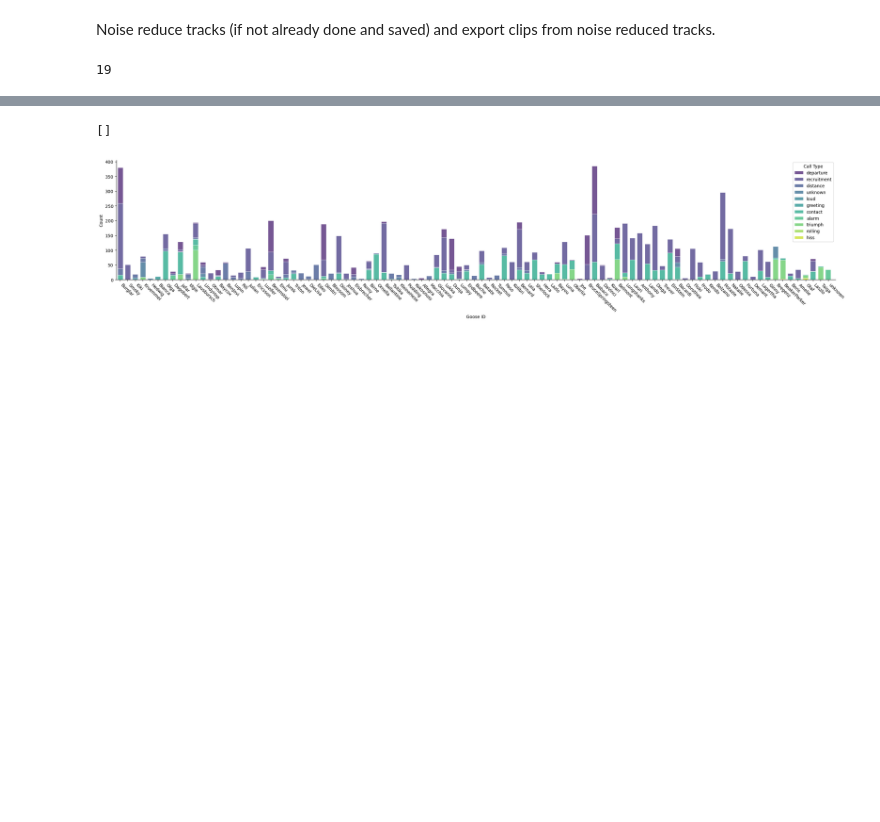
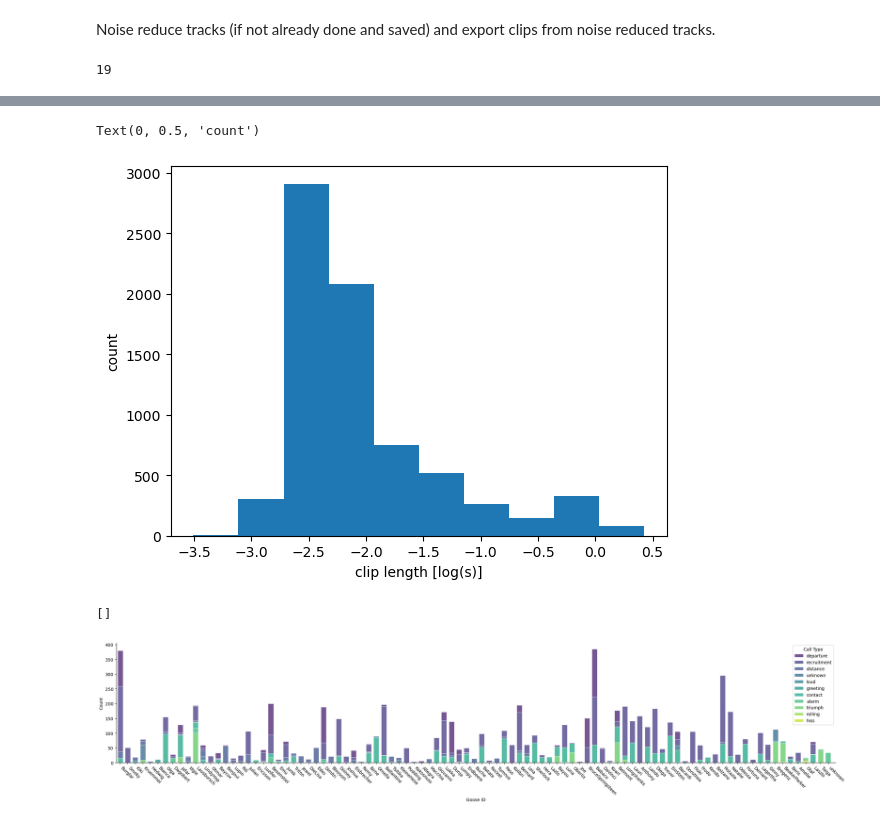
Before and after one commit to lgies23/GooseVocalizations---Thesis-code, a Jupyter notebook: createFilesFromSelectionTables.ipynb, the cells around one changed output, grey strips where cells are left out. Cells and saved outputs as stored; diff of their text form; code cells hidden in the pictures; blank space fills up the shorter version.

```diff
--- a/createFilesFromSelectionTables.ipynb
+++ b/createFilesFromSelectionTables.ipynb
@@ -327,3 +332,10 @@ plt.scatter(np.log(track_lengths), snrs)
+# %%
+plt.hist(np.log(clip_lengths))
+plt.xlabel("clip length [log(s)]")
+plt.ylabel("count")
+# %% [output]
+Text(0, 0.5, 'count')
+[figure, added]
 # %%
 # only plot occurences above count of one
 counts = master_df["Goose ID"].value_counts()
```
Also changed, not shown: parts of 4 cells of this notebook.
